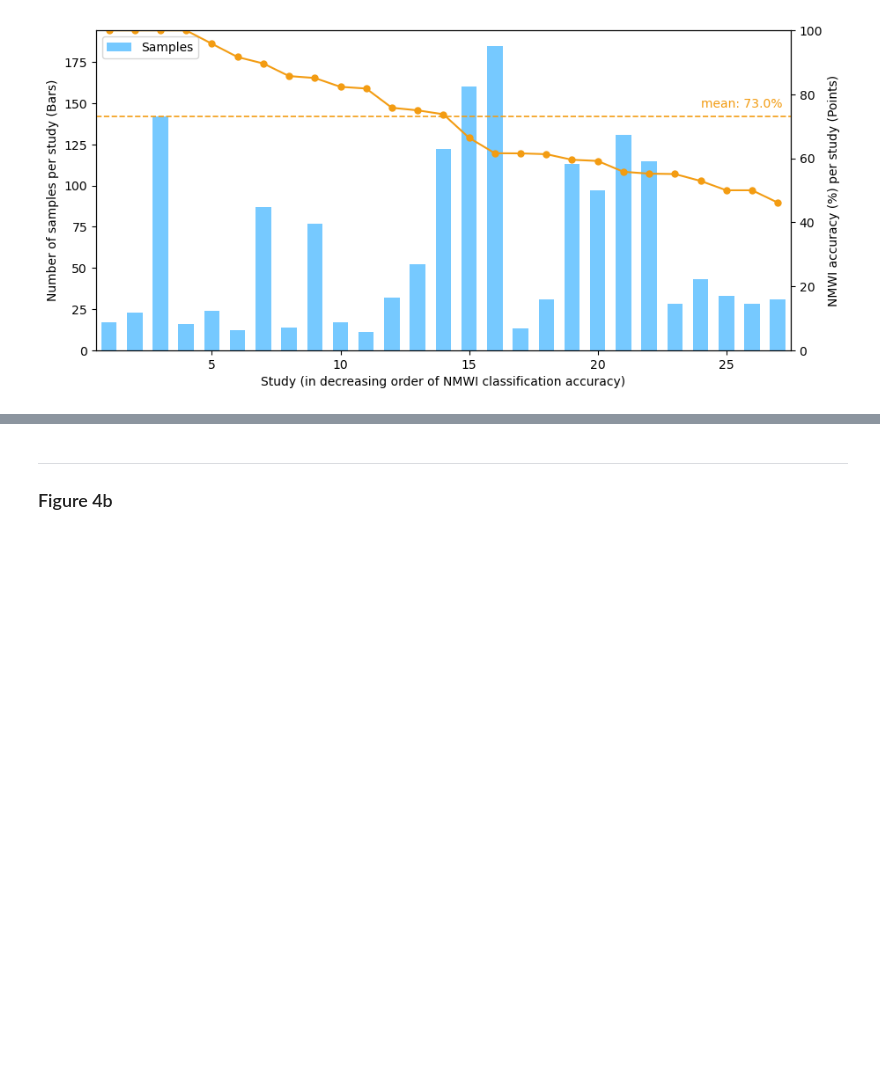
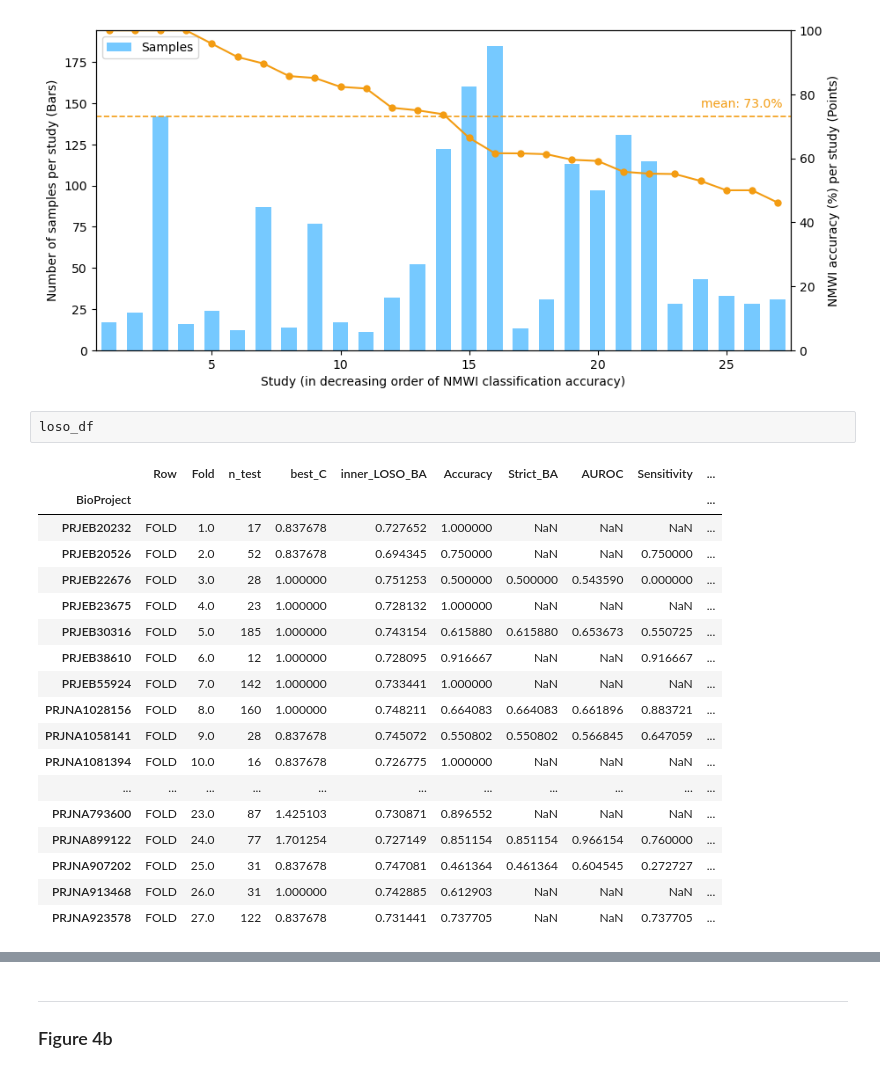
Before and after one commit to mabarrera12/NMWI, a Jupyter notebook: Codes/Manuscript-Figures/Figure4.ipynb, the cells around one changed output, grey strips where cells are left out. Cells and saved outputs as stored; diff of their text form; blank space fills up the shorter version.

```diff
--- a/Codes/Manuscript-Figures/Figure4.ipynb
+++ b/Codes/Manuscript-Figures/Figure4.ipynb
@@ -110,3 +110,24 @@ plt.tight_layout()
 plt.show()
 # %% [output]
 [figure]
+# %%
+loso_df
+# %% [output]
+|  | Row | Fold | n_test | best_C | inner_LOSO_BA | Accuracy | Strict_BA | AUROC | Sensitivity | ... |
+| BioProject |  |  |  |  |  |  |  |  |  | ... |
+| PRJEB20232 | FOLD | 1.0 | 17 | 0.837678 | 0.727652 | 1.000000 | NaN | NaN | NaN | ... |
+| PRJEB20526 | FOLD | 2.0 | 52 | 0.837678 | 0.694345 | 0.750000 | NaN | NaN | 0.750000 | ... |
+| PRJEB22676 | FOLD | 3.0 | 28 | 1.000000 | 0.751253 | 0.500000 | 0.500000 | 0.543590 | 0.000000 | ... |
+| PRJEB23675 | FOLD | 4.0 | 23 | 1.000000 | 0.728132 | 1.000000 | NaN | NaN | NaN | ... |
+| PRJEB30316 | FOLD | 5.0 | 185 | 1.000000 | 0.743154 | 0.615880 | 0.615880 | 0.653673 | 0.550725 | ... |
+| PRJEB38610 | FOLD | 6.0 | 12 | 1.000000 | 0.728095 | 0.916667 | NaN | NaN | 0.916667 | ... |
+| PRJEB55924 | FOLD | 7.0 | 142 | 1.000000 | 0.733441 | 1.000000 | NaN | NaN | NaN | ... |
+| PRJNA1028156 | FOLD | 8.0 | 160 | 1.000000 | 0.748211 | 0.664083 | 0.664083 | 0.661896 | 0.883721 | ... |
+| PRJNA1058141 | FOLD | 9.0 | 28 | 0.837678 | 0.745072 | 0.550802 | 0.550802 | 0.566845 | 0.647059 | ... |
+| PRJNA1081394 | FOLD | 10.0 | 16 | 0.837678 | 0.726775 | 1.000000 | NaN | NaN | NaN | ... |
+| ... | ... | ... | ... | ... | ... | ... | ... | ... | ... | ... |
+| PRJNA793600 | FOLD | 23.0 | 87 | 1.425103 | 0.730871 | 0.896552 | NaN | NaN | NaN | ... |
+| PRJNA899122 | FOLD | 24.0 | 77 | 1.701254 | 0.727149 | 0.851154 | 0.851154 | 0.966154 | 0.760000 | ... |
+| PRJNA907202 | FOLD | 25.0 | 31 | 0.837678 | 0.747081 | 0.461364 | 0.461364 | 0.604545 | 0.272727 | ... |
+| PRJNA913468 | FOLD | 26.0 | 31 | 1.000000 | 0.742885 | 0.612903 | NaN | NaN | NaN | ... |
+| PRJNA923578 | FOLD | 27.0 | 122 | 0.837678 | 0.731441 | 0.737705 | NaN | NaN | 0.737705 | ... |
```
Also changed, not shown: parts of 1 cell of this notebook, 12 other files.
